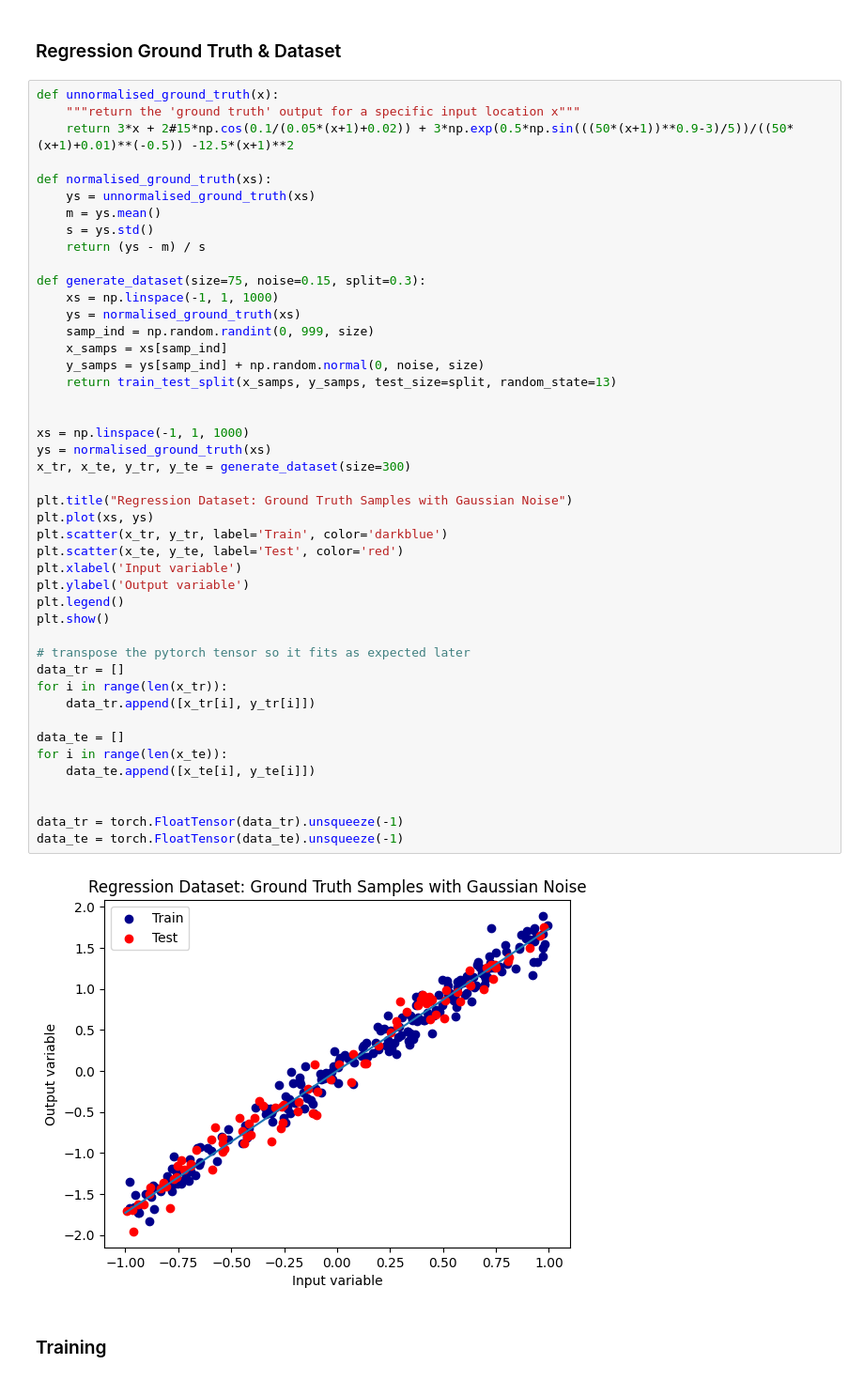
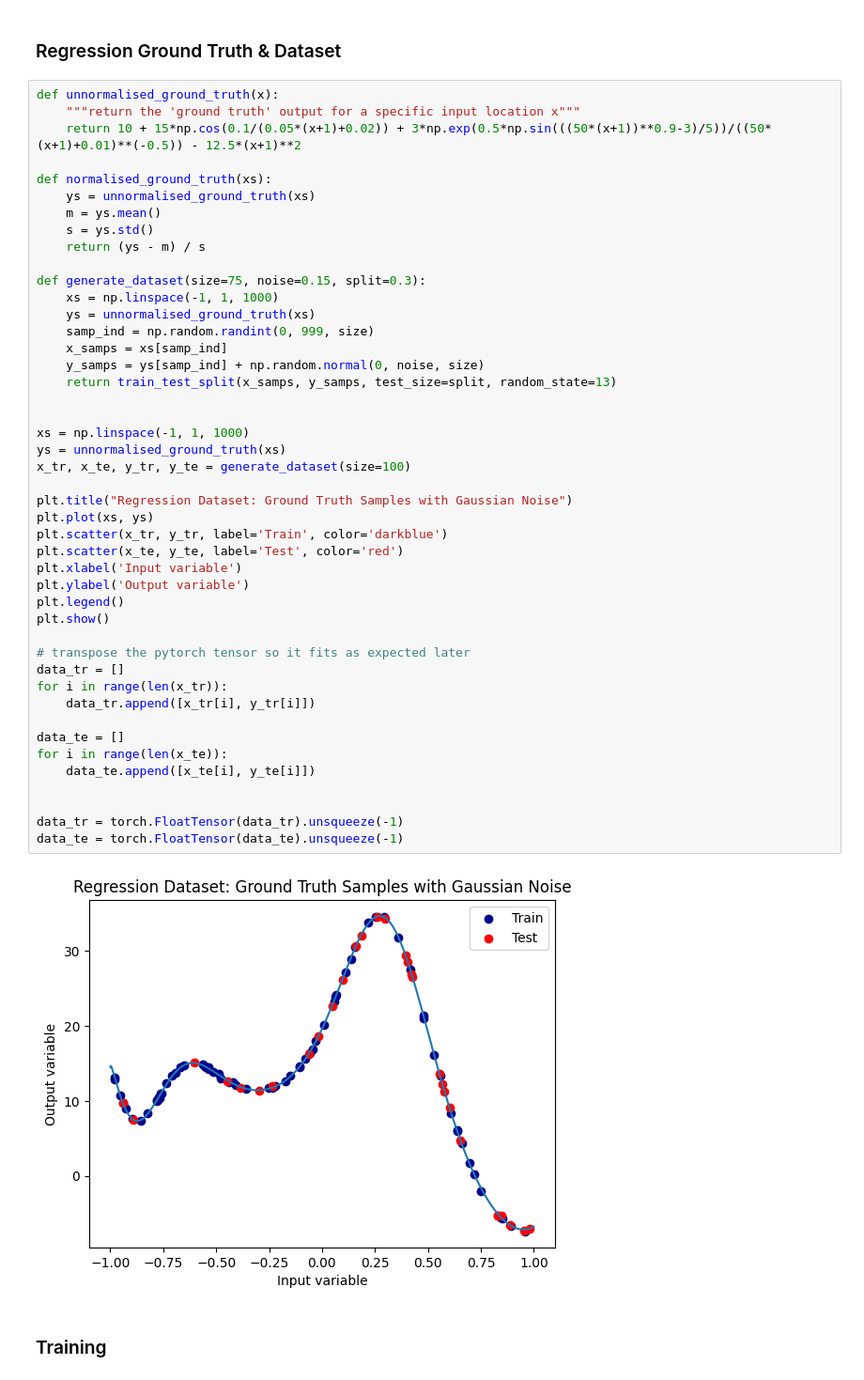
Before and after one commit to Marco-Gal/Bayesian-Neural-Network-Project, a Jupyter notebook: SLANG/SLANG_Attempt.ipynb, the cells around one changed output. Shown: that part at 94% size. Saved outputs shown, nothing was run; the diff lists cells and outputs as text.

```diff
--- a/SLANG/SLANG_Attempt.ipynb
+++ b/SLANG/SLANG_Attempt.ipynb
@@ -341,7 +350,7 @@ tensor(7)
 # %%
 def unnormalised_ground_truth(x):
     """return the 'ground truth' output for a specific input location x"""
-    return 3*x + 2#15*np.cos(0.1/(0.05*(x+1)+0.02)) + 3*np.exp(0.5*np.sin(((50*(x+1))**0.9-3)/5))/((50*(x+1)+0.01)**(-0.5)) -12.5*(x+1)**2
+    return 10 + 15*np.cos(0.1/(0.05*(x+1)+0.02)) + 3*np.exp(0.5*np.sin(((50*(x+1))**0.9-3)/5))/((50*(x+1)+0.01)**(-0.5)) - 12.5*(x+1)**2
 
 def normalised_ground_truth(xs):
     ys = unnormalised_ground_truth(xs)
@@ -351,40 +360,40 @@ def normalised_ground_truth(xs):
 
 def generate_dataset(size=75, noise=0.15, split=0.3):
     xs = np.linspace(-1, 1, 1000)
-    ys = normalised_ground_truth(xs)
+    ys = unnormalised_ground_truth(xs)
     samp_ind = np.random.randint(0, 999, size)
     x_samps = xs[samp_ind]
     y_samps = ys[samp_ind] + np.random.normal(0, noise, size)
     return train_test_split(x_samps, y_samps, test_size=split, random_state=13)
 
 
 xs = np.linspace(-1, 1, 1000)
-ys = normalised_ground_truth(xs)
-x_tr, x_te, y_tr, y_te = generate_dataset(size=300)
+ys = unnormalised_ground_truth(xs)
+x_tr, x_te, y_tr, y_te = generate_dataset(size=100)
 
 plt.title("Regression Dataset: Ground Truth Samples with Gaussian Noise")
 plt.plot(xs, ys)
 plt.scatter(x_tr, y_tr, label='Train', color='darkblue')
 plt.scatter(x_te, y_te, label='Test', color='red')
 plt.xlabel('Input variable')
 plt.ylabel('Output variable')
 plt.legend()
 plt.show()
 
 # transpose the pytorch tensor so it fits as expected later
 data_tr = []
 for i in range(len(x_tr)):
     data_tr.append([x_tr[i], y_tr[i]])
 
 data_te = []
 for i in range(len(x_te)):
     data_te.append([x_te[i], y_te[i]])
 
 
 data_tr = torch.FloatTensor(data_tr).unsqueeze(-1)
 data_te = torch.FloatTensor(data_te).unsqueeze(-1)
 # %% [output]
-[figure, old version]
+[figure, new version]
 # %% [markdown]
 ### Training
 # %%
```
Also changed, not shown: parts of 5 cells of this notebook.
